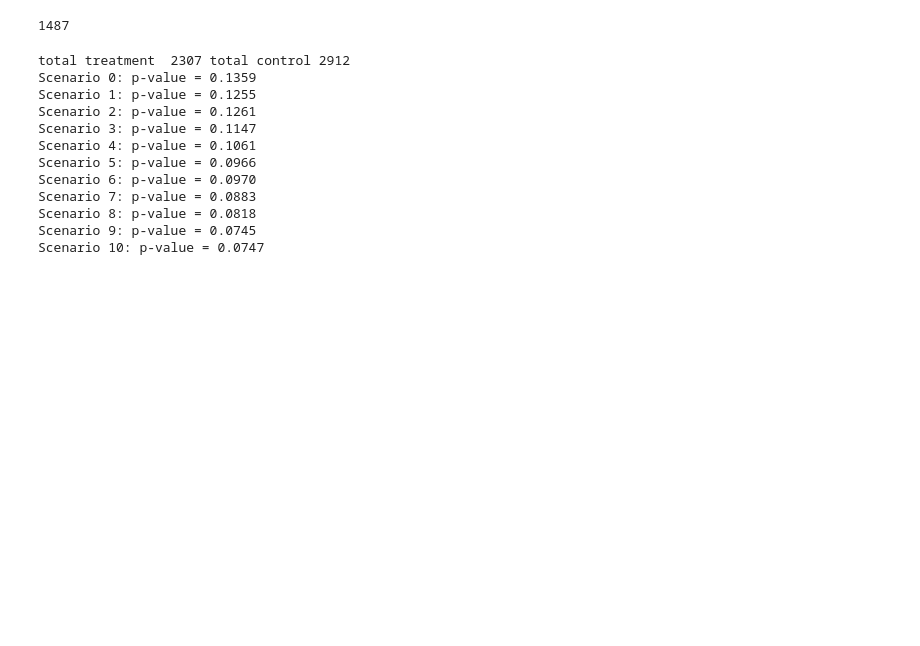
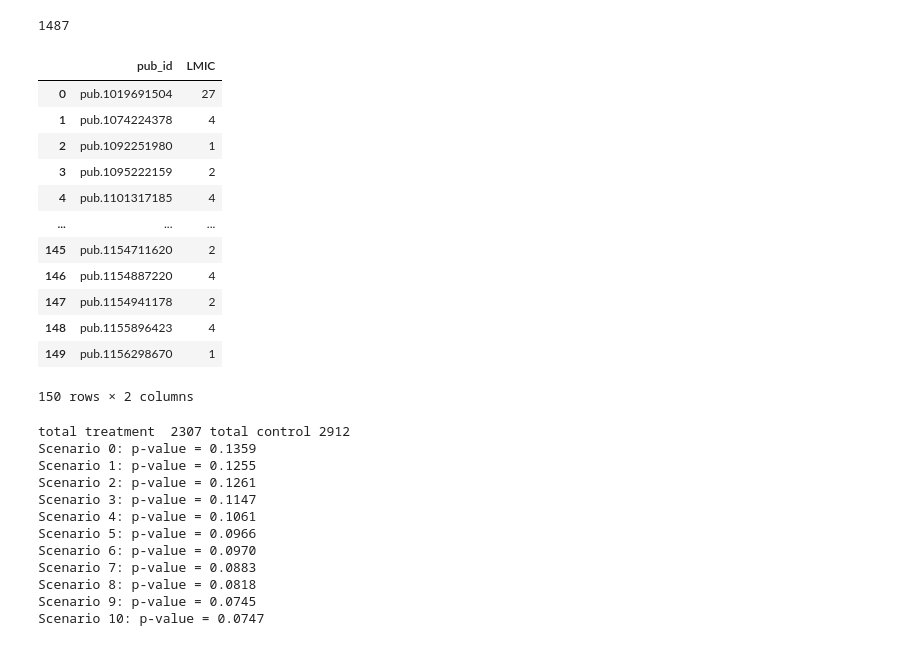
Before and after one commit to anpetushkov/OpenVsPrivateDatasets, a Jupyter notebook: OpenVsPrivateDataMaster.ipynb, the cells around one changed output. Saved outputs shown, nothing was run; the diff lists cells and outputs as text; code cells hidden in the pictures; blank space fills up the shorter version.

```diff
--- a/OpenVsPrivateDataMaster.ipynb
+++ b/OpenVsPrivateDataMaster.ipynb
@@ -2283,6 +2501,22 @@ MIMIC_affli.pub_id.nunique()
 # Control_pubs.id.nunique()
 # %% [output]
 1487
+# %%
+MIMIC_lmic_count
+# %% [output]
+|  | pub_id | LMIC |
+| 0 | pub.1019691504 | 27 |
+| 1 | pub.1074224378 | 4 |
+| 2 | pub.1092251980 | 1 |
+| 3 | pub.1095222159 | 2 |
+| 4 | pub.1101317185 | 4 |
+| ... | ... | ... |
+| 145 | pub.1154711620 | 2 |
+| 146 | pub.1154887220 | 4 |
+| 147 | pub.1154941178 | 2 |
+| 148 | pub.1155896423 | 4 |
+| 149 | pub.1156298670 | 1 |
+150 rows × 2 columns
 # %%
 total_treatment_papers = MIMIC_pubs.id.nunique()
 total_control_papers = Control_pubs.id.nunique()
```
Also changed, not shown: parts of 31 cells of this notebook.
